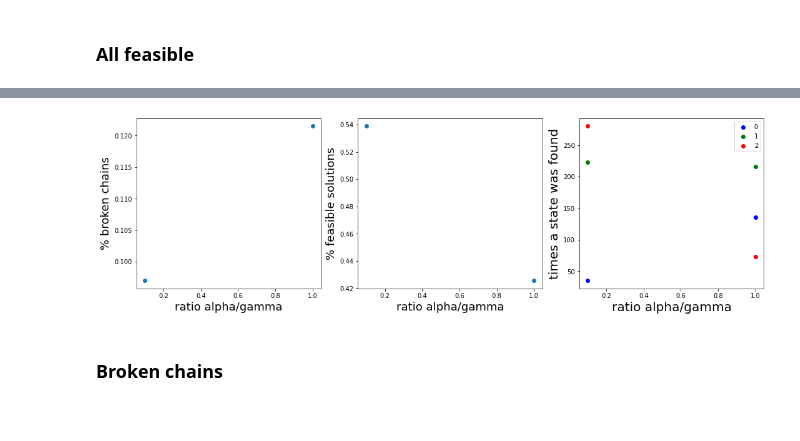
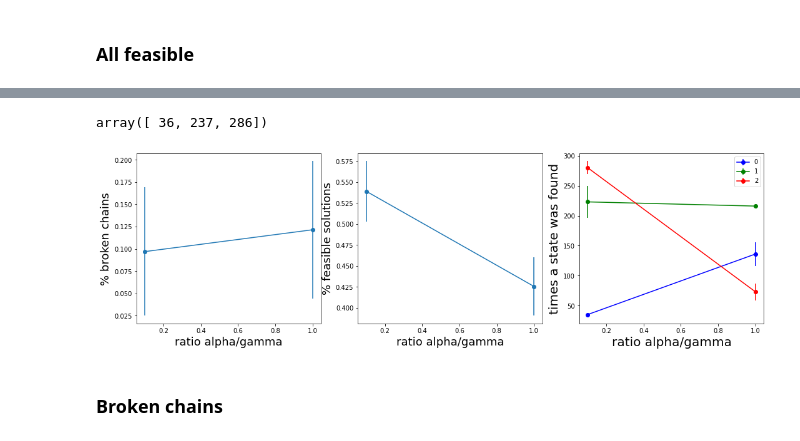
Before and after one commit to cmc-ucl/quantum_computing, a Jupyter notebook: Experiments.ipynb, the cells around one changed output, grey strips where cells are left out. Cells and saved outputs as stored; diff of their text form; code cells hidden in the pictures.

Commit message:
Add error bars

```diff
--- a/Experiments.ipynb
+++ b/Experiments.ipynb
@@ -224,3 +228,8 @@ bbb['energy_distribution'].to_list()
+# %%
+a = np.array([[36, 210, 275], [34, 237, 286]])
+np.max(a,axis=0)
+# %% [output]
+array([ 36, 237, 286])
 # %%
 #FEASIBLE
 import matplotlib.pyplot as plt
@@ -237,52 +246,72 @@ y2 = df_mean['ratio_feasible'].to_numpy()
 all_energies = [-20.0, -19.0, -18.0]
 labels = [str(x) for x in range(len(all_energies))]
 
+y3 = []
+error_y3 = []
+error_bc = []
+error_rf = []
 for n,k in enumerate(x):
     df_tmp = df_all[df_all['ratio w/l'] == k]
 
     dist_average = np.array([0]*len(all_energies))
     all_dist = []
+    error_bc.append(np.max(df_tmp['broken_chains'].to_numpy()) - np.min(df_tmp['broken_chains'].to_numpy()))
+    error_rf.append(np.max(df_tmp['ratio_feasible'].to_numpy()) - np.min(df_tmp['ratio_feasible'].to_numpy()))
     for j in range(len(df_tmp['energy_distribution'].to_list())):
         distribution = []
+        error = []
         for i in all_energies:
             v_energy = np.array([float(x) for x in df_tmp['energy_distribution'].to_list()[j].split(',')])
             v_mult = np.array([float(x) for x in df_tmp['multiplicity'].to_list()[j].split(',')])
             pos = np.where(np.round(v_energy,5) == np.round(i,5))[0]
             if len(pos) > 0:
                 distribution.append(int(v_mult[pos[0]]))
             else:
                 distribution.append(0)
         all_dist.append(distribution)
-    y3 = np.average(np.array(all_dist),axis=0).astype(int)
-    for m,y in enumerate(y3):
+    #print(all_dist)
+    y3.append(np.average(np.array(all_dist),axis=0).astype(int).tolist())
+    error_y3.append(np.max(all_dist,axis=0)-np.min(all_dist,axis=0))
+y3 = np.array(y3)
+error_y3 = np.array(error_y3)
+for m in range(len(y3[0])):
+    axs[2].errorbar(x,y3[:,m],yerr=error_y3[:,m],fmt='-o',color=color[m],label=labels[m])
+
+    '''for m,k in enumerate(y3[0]):
+    for en in range(len(x)):
+        print(en,m)
+        print(y3[en,m])
+        axs[2].scatter(x[en], y3[en,m],label=labels[m],color=color[m])'''
+    '''for m,y in enumerate(y3):
         if n == 0:
             axs[2].scatter(k, y,label=labels[m],color=color[m])
         else:
-            axs[2].scatter(k, y,color=color[m])
+            axs[2].scatter(k, y,color=color[m])'''
 axs[2].legend()
 
-axs[0].scatter(x, y1)
-axs[1].scatter(x, y2)
+#axs[0].plot(x, y1,'-o')
+axs[0].errorbar(x, y1, yerr = error_bc,fmt='-o')
+axs[1].errorbar(x, y2,yerr = error_rf,fmt='-o')
 
 
 axs[0].set_xlabel('ratio alpha/gamma', fontsize=18)
 axs[1].set_xlabel('ratio alpha/gamma', fontsize=18)
 axs[2].set_xlabel('ratio alpha/gamma', fontsize=20)
 axs[0].set_ylabel('% broken chains', fontsize=18)
 axs[1].set_ylabel('% feasible solutions', fontsize=18)
 axs[2].set_ylabel('times a state was found', fontsize=20)
 #fig.set_title('All feasible',fontsize=20)
 
 #axs[:].set_xticks(np.arange(0,25))
 #ax.set_yticks(np.arange(-50,0,5))
 #plt.xticks(fontsize=12)
 #plt.yticks(fontsize=16)
 
 #fig.set_size_inches(15.5, 7.5)
 
 plt.show()
 # %% [output]
-[figure, old version]
+[figure, new version]
 # %% [markdown]
 ### Broken chains
 # %%
```
Also changed, not shown: parts of 18 cells of this notebook.
